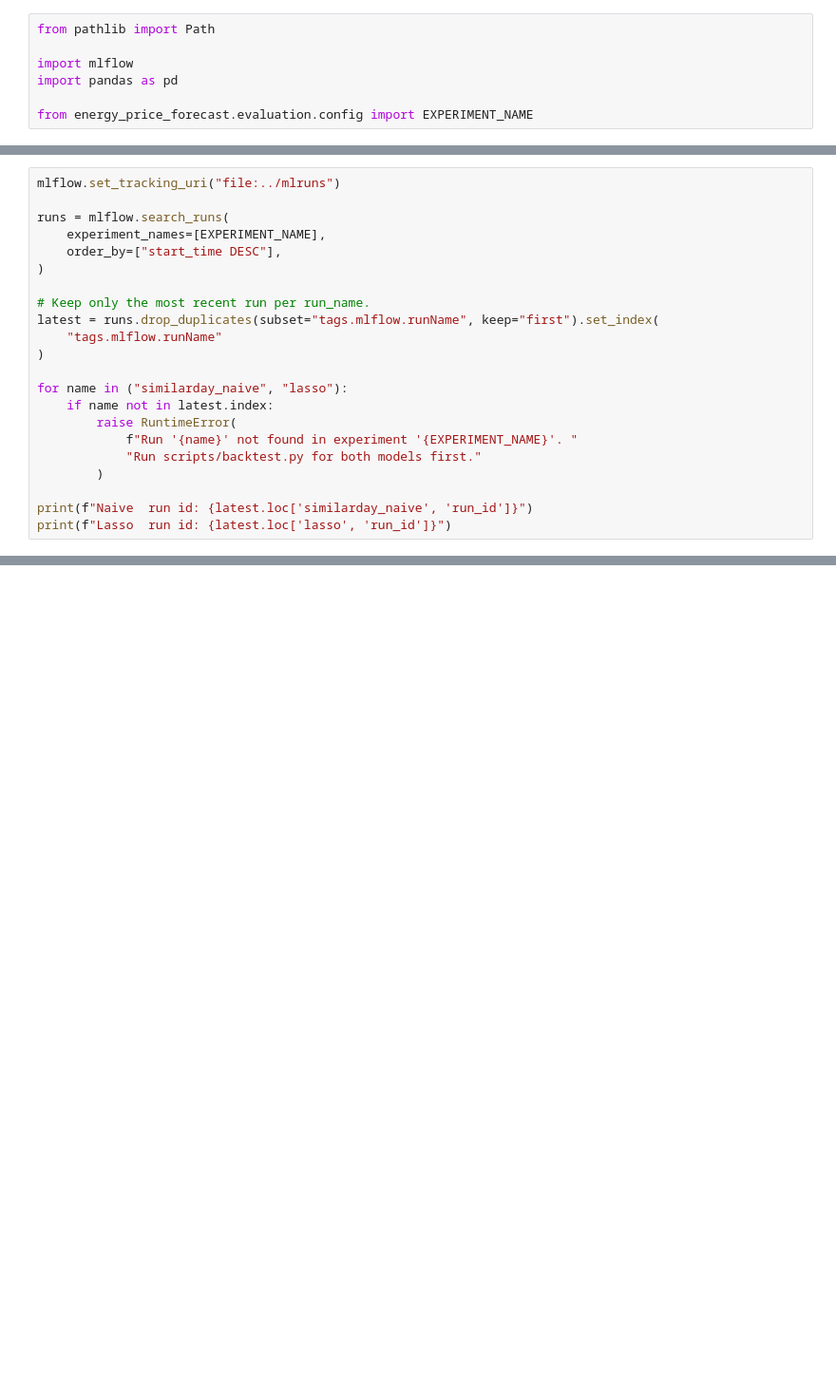
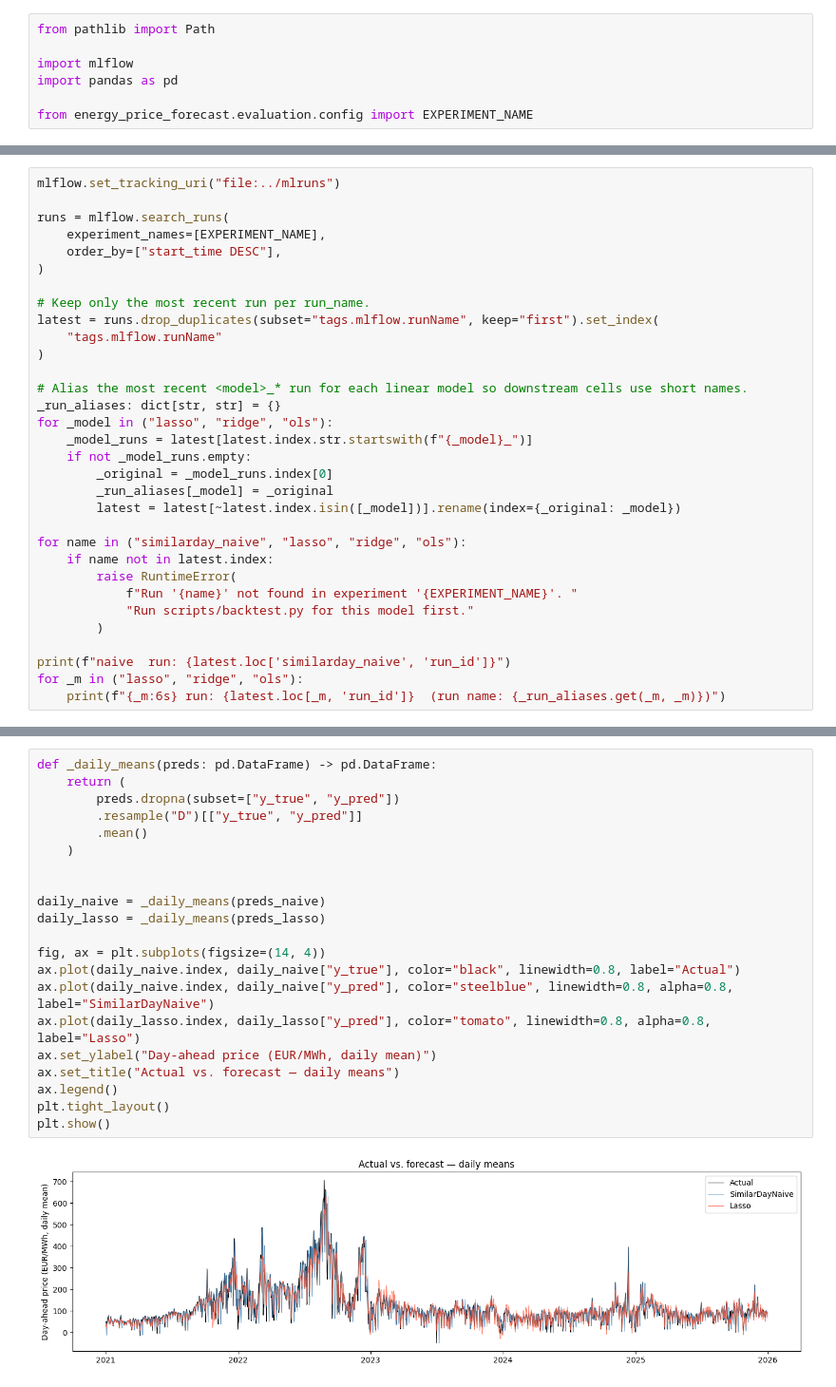
Before and after one commit to soentkeblindow/energy-price-forecast, a Jupyter notebook: notebooks/02_baselines.ipynb, the cells around one changed output, grey strips where cells are left out. Shown at 95% size. Saved outputs shown, nothing was run; the diff lists cells and outputs as text; blank space fills up the shorter version.

```diff
--- a/notebooks/02_baselines.ipynb
+++ b/notebooks/02_baselines.ipynb
@@ -32,12 +36,22 @@ latest = runs.drop_duplicates(subset="tags.mlflow.runName", keep="first").set_in
     "tags.mlflow.runName"
 )
 
-for name in ("similarday_naive", "lasso"):
+# Alias the most recent <model>_* run for each linear model so downstream cells use short names.
+_run_aliases: dict[str, str] = {}
+for _model in ("lasso", "ridge", "ols"):
+    _model_runs = latest[latest.index.str.startswith(f"{_model}_")]
+    if not _model_runs.empty:
+        _original = _model_runs.index[0]
+        _run_aliases[_model] = _original
+        latest = latest[~latest.index.isin([_model])].rename(index={_original: _model})
+
+for name in ("similarday_naive", "lasso", "ridge", "ols"):
     if name not in latest.index:
         raise RuntimeError(
             f"Run '{name}' not found in experiment '{EXPERIMENT_NAME}'. "
-            "Run scripts/backtest.py for both models first."
+            "Run scripts/backtest.py for this model first."
         )
 
-print(f"Naive  run id: {latest.loc['similarday_naive', 'run_id']}")
-print(f"Lasso  run id: {latest.loc['lasso', 'run_id']}")
+print(f"naive  run: {latest.loc['similarday_naive', 'run_id']}")
+for _m in ("lasso", "ridge", "ols"):
+    print(f"{_m:6s} run: {latest.loc[_m, 'run_id']}  (run name: {_run_aliases.get(_m, _m)})")
@@ -153,0 +340,23 @@ attribution to pinpoint which effects drive the improvement.
+# %%
+def _daily_means(preds: pd.DataFrame) -> pd.DataFrame:
+    return (
+        preds.dropna(subset=["y_true", "y_pred"])
+        .resample("D")[["y_true", "y_pred"]]
+        .mean()
+    )
+
+
+daily_naive = _daily_means(preds_naive)
+daily_lasso = _daily_means(preds_lasso)
+
+fig, ax = plt.subplots(figsize=(14, 4))
+ax.plot(daily_naive.index, daily_naive["y_true"], color="black", linewidth=0.8, label="Actual")
+ax.plot(daily_naive.index, daily_naive["y_pred"], color="steelblue", linewidth=0.8, alpha=0.8, label="SimilarDayNaive")
+ax.plot(daily_lasso.index, daily_lasso["y_pred"], color="tomato", linewidth=0.8, alpha=0.8, label="Lasso")
+ax.set_ylabel("Day-ahead price (EUR/MWh, daily mean)")
+ax.set_title("Actual vs. forecast — daily means")
+ax.legend()
+plt.tight_layout()
+plt.show()
+# %% [output]
+[figure, added]
```
Also changed, not shown: parts of 22 cells of this notebook.
